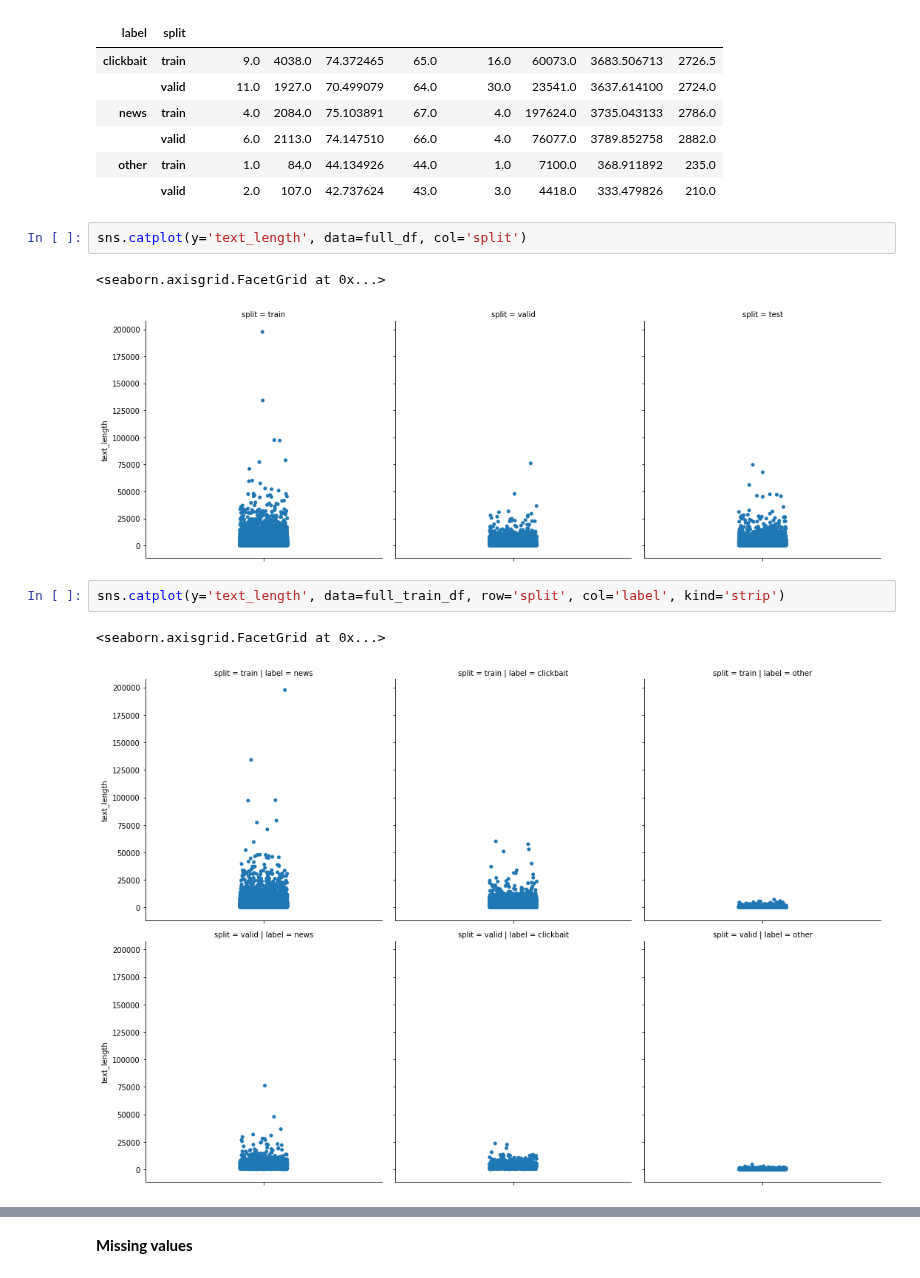
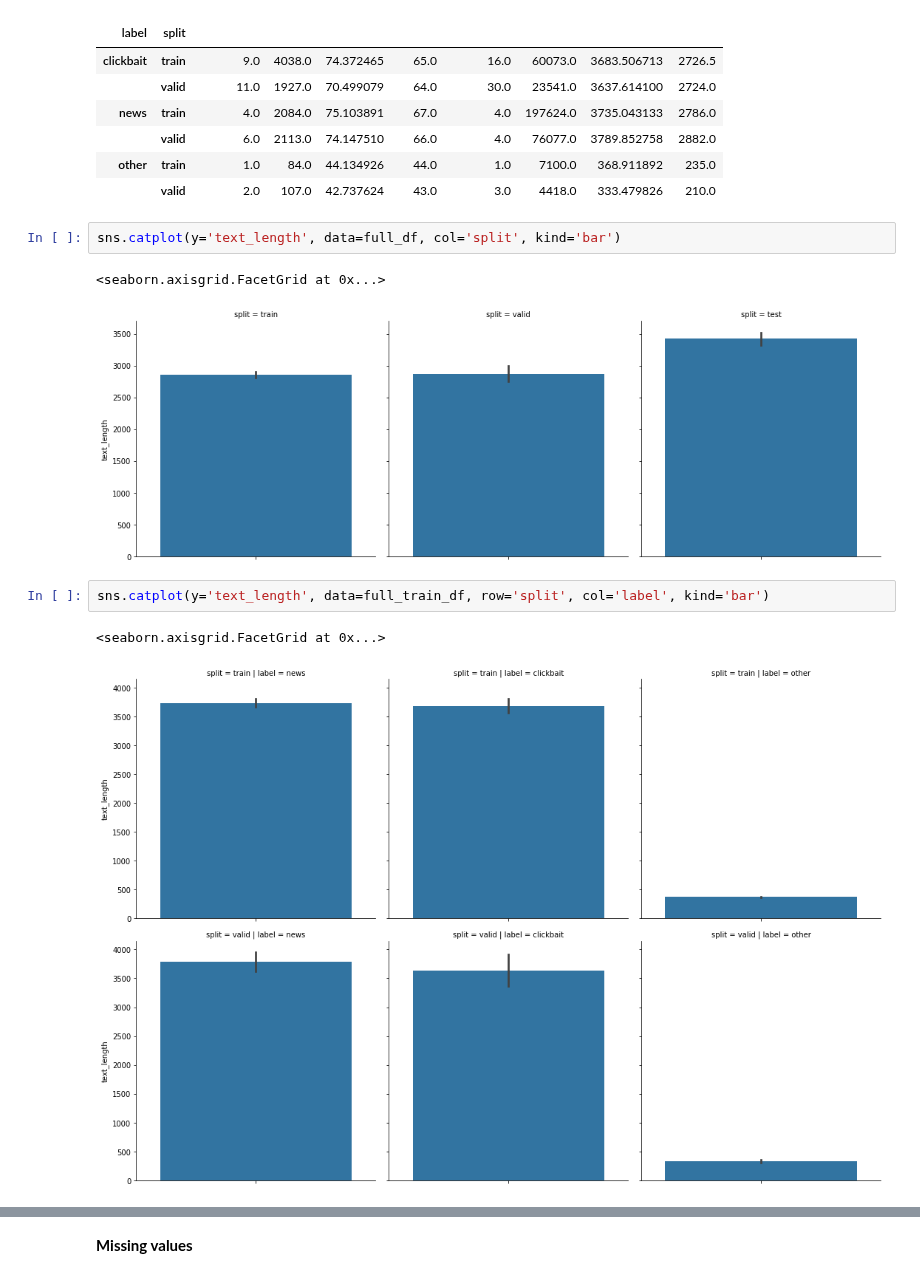
Before and after one commit to labdmitriy/dl_in_nlp, a Jupyter notebook: workshop_4/notebooks/EDA.ipynb, the cells around one changed output, grey strips where cells are left out. Saved outputs shown, nothing was run; the diff lists cells and outputs as text.

```diff
--- a/workshop_4/notebooks/EDA.ipynb
+++ b/workshop_4/notebooks/EDA.ipynb
@@ -171,12 +171,12 @@ full_train_df.groupby(['label', 'split'])[['title_length', 'text_length']].agg([
 | other | train | 1.0 | 84.0 | 44.134926 | 44.0 | 1.0 | 7100.0 | 368.911892 | 235.0 |
 |  | valid | 2.0 | 107.0 | 42.737624 | 43.0 | 3.0 | 4418.0 | 333.479826 | 210.0 |
 # %%
-sns.catplot(y='text_length', data=full_df, col='split')
+sns.catplot(y='text_length', data=full_df, col='split', kind='bar')
 # %% [output]
 <seaborn.axisgrid.FacetGrid at 0x...>
-[figure, old version]
+[figure, new version]
 # %%
-sns.catplot(y='text_length', data=full_train_df, row='split', col='label', kind='strip')
+sns.catplot(y='text_length', data=full_train_df, row='split', col='label', kind='bar')
 # %% [output]
 <seaborn.axisgrid.FacetGrid at 0x...>
-[figure, old version]
+[figure, new version]
```
Also changed, not shown: parts of 9 cells of this notebook, 4 other files.
